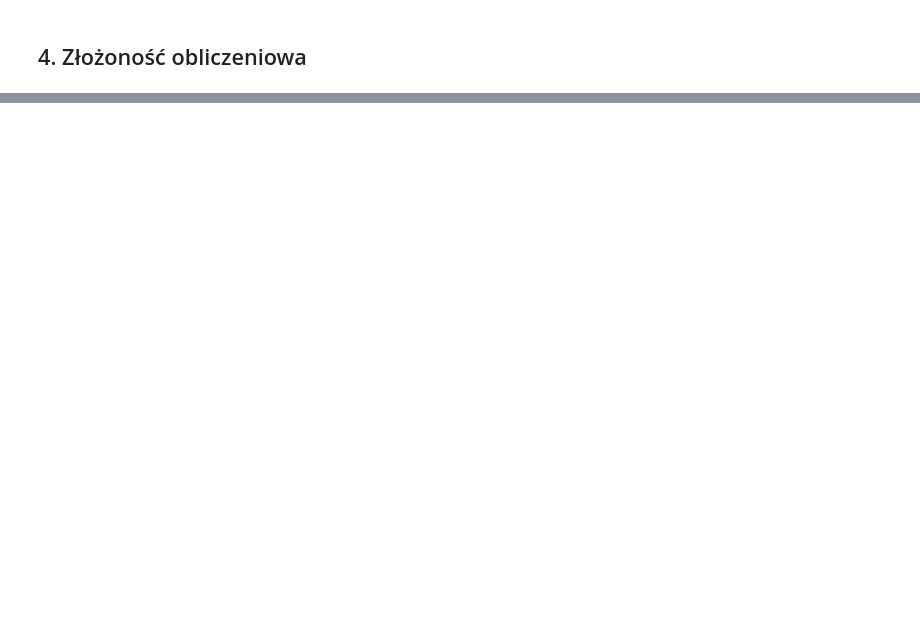
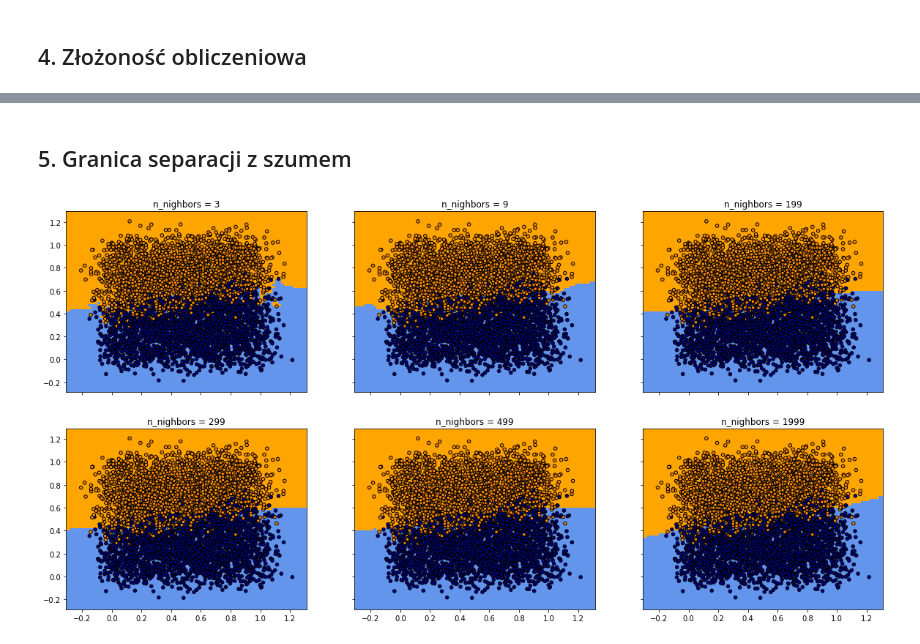
Before and after one commit to karlosos/data_mining, a Jupyter notebook: lab2/experiments.ipynb, the cells around one changed output, grey strips where cells are left out. Cells and saved outputs as stored; diff of their text form; code cells hidden in the pictures; blank space fills up the shorter version.

```diff
--- a/lab2/experiments.ipynb
+++ b/lab2/experiments.ipynb
@@ -290,0 +293,48 @@ Text(0, 0.5, 'time')
+# %% [markdown]
+## 5. Granica separacji z szumem
+# %%
+import numpy as np
+import matplotlib.pyplot as plt
+from matplotlib.colors import ListedColormap
+from sklearn.neighbors import KNeighborsClassifier
+from generating_data import generate_checkerboard, generate_data
+
+
+X, y, _ = generate_data(n_dimension=2, n_samples=5000, noise=True)
+
+# parameters
+n_neighbors = [3, 9, 199, 299, 499, 1999]
+
+fig, axs = plt.subplots(2, 3, sharex=True, sharey=True, figsize=(20, 10))
+
+for idx, n in enumerate(n_neighbors):
+    # fitting algorithms and caculating score
+    knn = KNeighborsClassifier(n_neighbors=n)
+    knn.fit(X, y)
+
+    # Create color maps
+    cmap_light = ListedColormap(['orange', 'cyan', 'cornflowerblue'])
+    cmap_bold = ListedColormap(['darkorange', 'c', 'darkblue'])
+
+    # generate points in whole domain
+    h = .02  # step size in the mesh
+    x_min, x_max = X[:, 0].min() - 0.1, X[:, 0].max() + 0.1
+    y_min, y_max = X[:, 1].min() - 0.1, X[:, 1].max() + 0.1
+    xx, yy = np.meshgrid(np.arange(x_min, x_max, h),
+                         np.arange(y_min, y_max, h))
+    Z = knn.predict(np.c_[xx.ravel(), yy.ravel()])
+
+    # Put the result into a color plot
+    Z = Z.reshape(xx.shape)
+    ax = axs.flat[idx]
+
+    ax.pcolormesh(xx, yy, Z, cmap=cmap_light, shading='auto')
+
+    # Plot also the training points
+    ax.scatter(X[:, 0], X[:, 1], c=y,
+                edgecolor='k', s=20, cmap=cmap_bold)
+    ax.set_xlim(xx.min(), xx.max())
+    ax.set_ylim(yy.min(), yy.max())
+    ax.set_title(f"n_nighbors = {n}")
+# %% [output]
+[figure, added]
```
Also changed, not shown: parts of 9 cells of this notebook, 4 other files.
